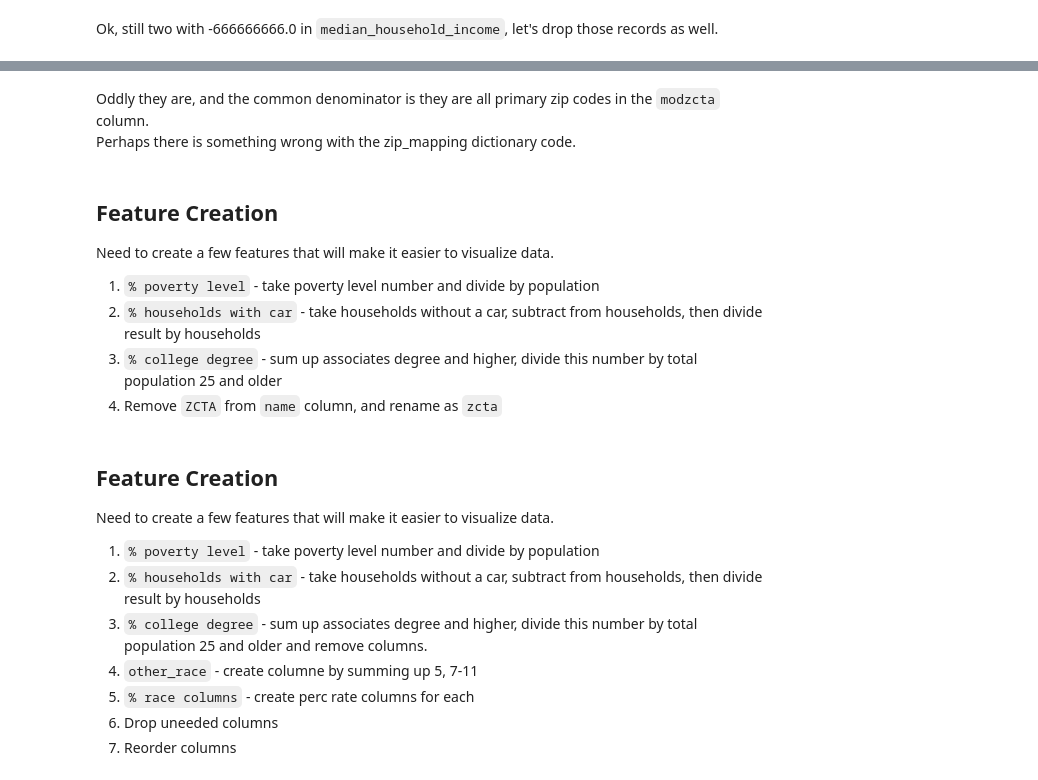
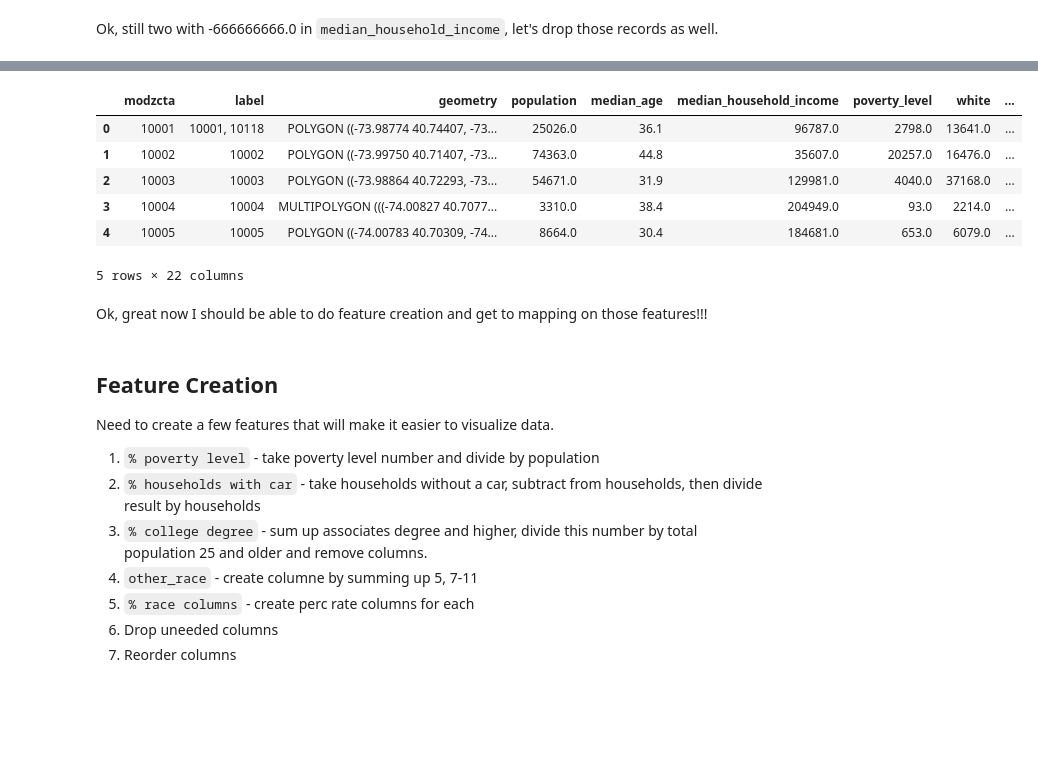
Before and after one commit to justinm0rgan/python_mapping, a Jupyter notebook: 01_data_gathering.ipynb, the cells around one changed output, grey strips where cells are left out. Cells and saved outputs as stored; diff of their text form; code cells hidden in the pictures; blank space fills up the shorter version.

```diff
--- a/01_data_gathering.ipynb
+++ b/01_data_gathering.ipynb
@@ -428,17 +474,22 @@ Ok, these all look reasonable, will have to find out a way to combine them with
 # %%
-# group by primary zip, reset index, drop zcta
-df_acs_2020_cleaned=df_acs_2020.groupby('modzcta').agg({'zcta':'first',
-                                                            'population':'sum',
-                                                            'median_age':'median',
-                                                            'median_household_income':'median',
-                                                            'poverty_level':'sum',
-                                                            'total_households':'sum',
-                                                            'total_households_no_vehicle':'sum',
-                                                            'pop_25_older':'sum',
-                                                            'pop_25_older_hs_grad':'sum',
-                                                            'pop_25_older_associates':'sum',
-                                                            'pop_25_older_bachelors':'sum',
-                                                            'pop_25_older_graduate':'sum'}).reset_index()
+gdf_full_merge_groupby=gdf_full_merge.groupby('modzcta').agg({'label':'first',
+                                      'geometry':'first',
+                                      'population':'sum',
+                                      'median_age':'median',
+                                      'median_household_income':'median',
+                                      'poverty_level':'sum',
+                                      'white':'sum',
+                                      'black':'sum',
+                                      'american_indian_alaskan':'sum',
+                                      'asian':'sum',
+                                      'nhpi':'sum',
+                                      'other':'sum',
+                                      'two_or_more':'sum',
+                                      'hispanic':'sum',
+                                      'total_households':'sum',
+                                      'total_households_no_vehicle':'sum',
+                                      'pop_25_older':'sum',
+                                      'pop_25_older_hs_grad':'sum',
+                                      'pop_25_older_associates':'sum',
+                                      'pop_25_older_bachelors':'sum',
+                                      'pop_25_older_graduate':'sum'}).reset_index()
-# %%
-pd.set_option('display.max_rows',None)
-df_acs_2020_cleaned.head()
@@ -578,15 +516,15 @@ gdf[gdf['modzcta'].isin(missing_modzcta)]
-# %% [markdown]
-Oddly they are, and the common denominator is they are all primary zip codes in the `modzcta` column.<br>
-Perhaps there is something wrong with the zip_mapping dictionary code.
-# %% [markdown]
-## Feature Creation
-
-Need to create a few features that will make it easier to visualize data.
-
-1) `% poverty level` - take poverty level number and divide by population
-2) `% households with car` - take households without a car, subtract from households, then divide result by households
-3) `% college degree` - sum up associates degree and higher, divide this number by total population 25 and older
-4) Remove `ZCTA` from `name` column, and rename as `zcta`
+# %%
+gdf_full_merge_groupby.head()
+# %% [output]
+|  | modzcta | label | geometry | population | median_age | median_household_income | poverty_level | white | ... |
+| 0 | 10001 | 10001, 10118 | POLYGON ((-73.98774 40.74407, -73... | 25026.0 | 36.1 | 96787.0 | 2798.0 | 13641.0 | ... |
+| 1 | 10002 | 10002 | POLYGON ((-73.99750 40.71407, -73... | 74363.0 | 44.8 | 35607.0 | 20257.0 | 16476.0 | ... |
+| 2 | 10003 | 10003 | POLYGON ((-73.98864 40.72293, -73... | 54671.0 | 31.9 | 129981.0 | 4040.0 | 37168.0 | ... |
+| 3 | 10004 | 10004 | MULTIPOLYGON (((-74.00827 40.7077... | 3310.0 | 38.4 | 204949.0 | 93.0 | 2214.0 | ... |
+| 4 | 10005 | 10005 | POLYGON ((-74.00783 40.70309, -74... | 8664.0 | 30.4 | 184681.0 | 653.0 | 6079.0 | ... |
+5 rows × 22 columns
+# %% [markdown]
+Ok, great now I should be able to do feature creation and get to mapping on those features!!!
 # %% [markdown]
 ## Feature Creation
 
```
Also changed, not shown: parts of 36 cells of this notebook.
